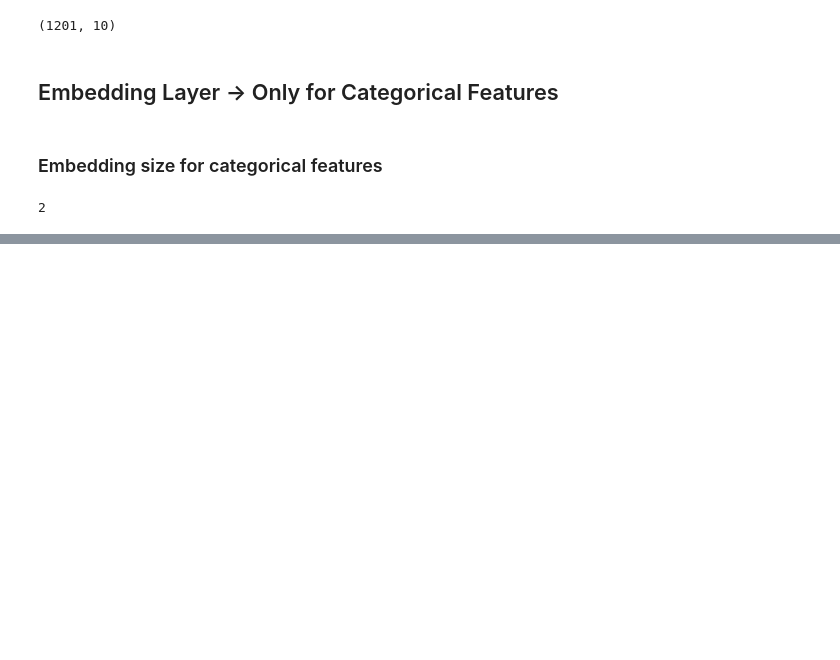
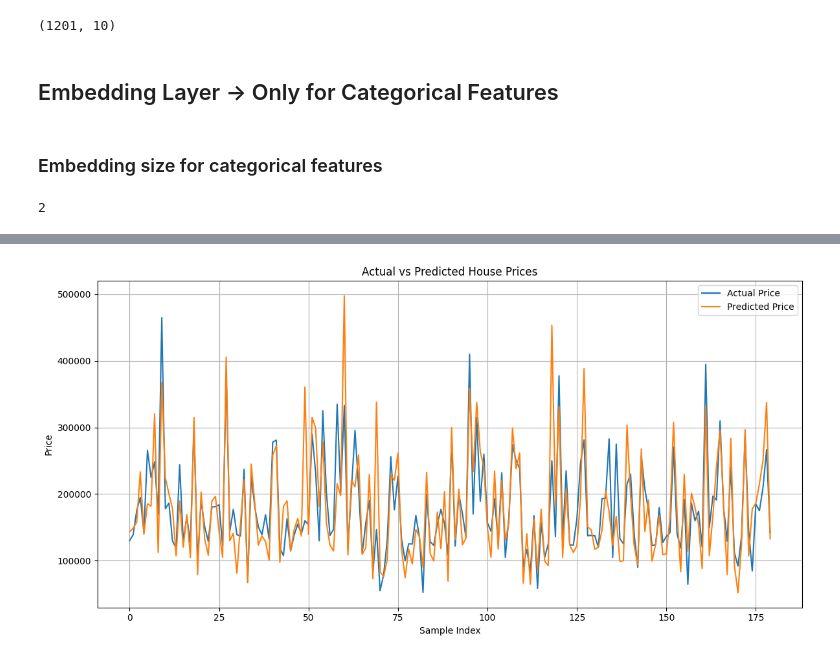
Before and after one commit to pratham001tanti/House-Price-Prediction-Using-Pytorch, a Jupyter notebook: housePricePrediction.ipynb, the cells around one changed output, grey strips where cells are left out. Saved outputs shown, nothing was run; the diff lists cells and outputs as text; code cells hidden in the pictures; blank space fills up the shorter version.

```diff
--- a/housePricePrediction.ipynb
+++ b/housePricePrediction.ipynb
@@ -235,0 +500,4 @@ embedding_dim
+# %%
+data_verify=pd.DataFrame(y_test.tolist(),columns=["Test"])
+# %%
+data_predicted=pd.DataFrame(y_pred.tolist(),columns=["Prediction"])
@@ -235,0 +524,4 @@ embedding_dim
+# %%
+final_output=pd.concat([data_verify,data_predicted],axis=1)
+final_output['Difference']=final_output['Test']-final_output['Prediction']
+final_output.head()
@@ -235,0 +535,15 @@ embedding_dim
+# %%
+import matplotlib.pyplot as plt
+
+plt.figure(figsize=(12, 6))
+plt.plot(final_output['Test'].values, label='Actual Price')
+plt.plot(final_output['Prediction'].values, label='Predicted Price')
+plt.title('Actual vs Predicted House Prices')
+plt.xlabel('Sample Index')
+plt.ylabel('Price')
+plt.legend()
+plt.grid(True)
+plt.tight_layout()
+plt.show()
+# %% [output]
+[figure, added]
```
Also changed, not shown: parts of 41 cells of this notebook, 1 other file.
